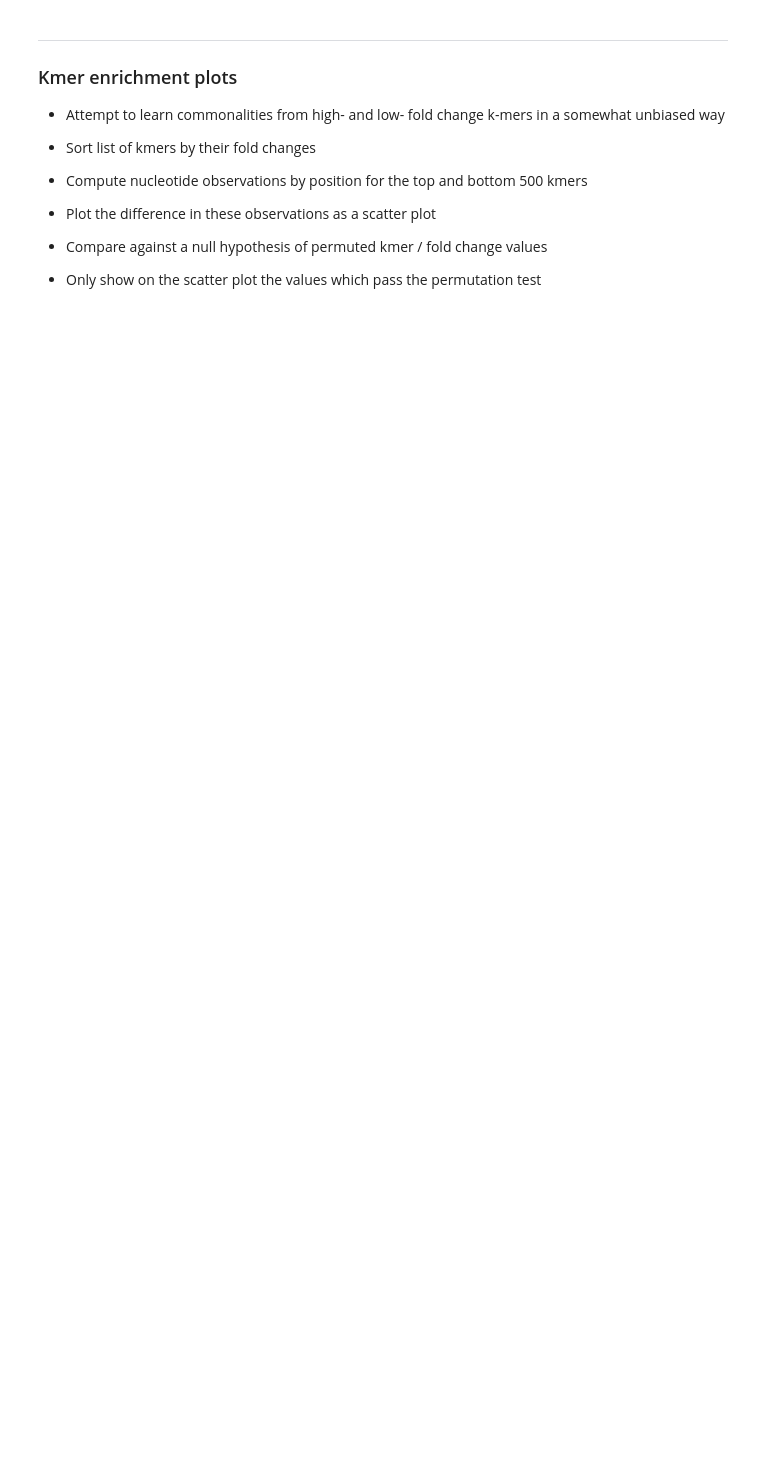
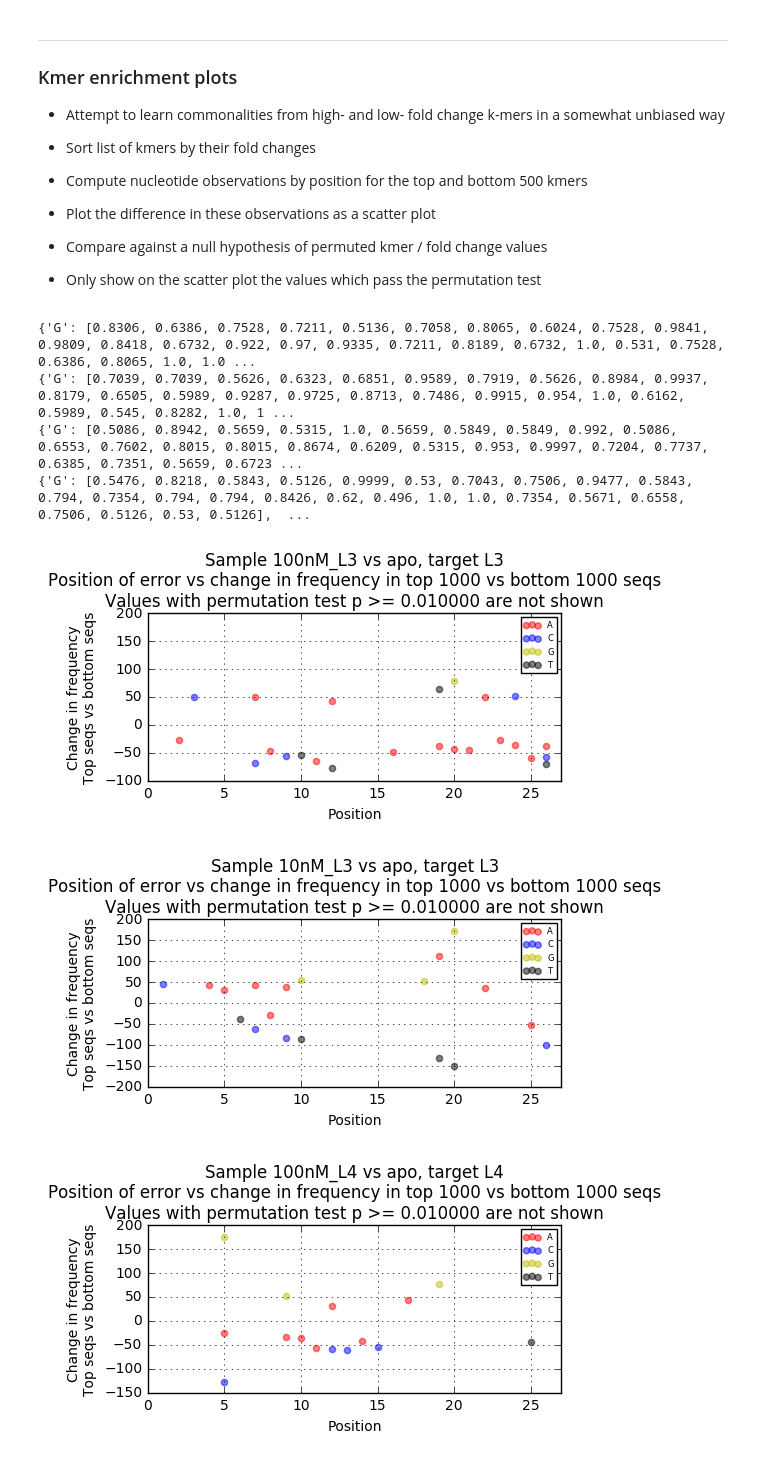
Before and after one commit to OConnell-lab-URMC/High-throughput-RNA-mismatch-profiling, a Jupyter notebook: Bindnseq_notebook_v3.ipynb, the cells around one changed output. Saved outputs shown, nothing was run; the diff lists cells and outputs as text; code cells hidden in the pictures; blank space fills up the shorter version.

```diff
--- a/Bindnseq_notebook_v3.ipynb
+++ b/Bindnseq_notebook_v3.ipynb
@@ -916,7 +926,7 @@ def permutation(samples, expts, ctrls, target = 'L3', NUM_REPS = 10000, NUM_KMER
         bottom_freqs = get_nuc_freq(kmers[-1*NUM_KMERS:])
 
         for pos, nuc in itertools.product(list(range(TLEN)), ['A', 'C', 'G', 'T']):
-            permutation_values[nuc][pos][rep] = np.fabs(top_freqs[nuc][pos] - bottom_freqs[nuc][pos])
+            permutation_values[nuc][pos][rep] = top_freqs[nuc][pos] - bottom_freqs[nuc][pos]
 
     #for each nuc / pos, sort the rep array
     permutation_values_sorted = permutation_values
@@ -925,19 +935,17 @@ def permutation(samples, expts, ctrls, target = 'L3', NUM_REPS = 10000, NUM_KMER
 
     #then check obs values against sorted permutation
     pvals = {'A':[0]*TLEN, 'C':[0]*TLEN, 'G':[0]*TLEN, 'T':[0]*TLEN,}
-
     obs_values_thresholded = {'A':[0]*TLEN, 'C':[0]*TLEN, 'G':[0]*TLEN, 'T':[0]*TLEN,}
 
     for pos, nuc in itertools.product(list(range(TLEN)), ['A', 'C', 'G', 'T']):
         pvals[nuc][pos] = \
             (bisect.bisect_left(permutation_values_sorted[nuc][pos], np.fabs(obs_values[nuc][pos]))) / NUM_REPS
-        if(pvals[nuc][pos] < 1 - CUTOFF):
+
+        if(pvals[nuc][pos] < CUTOFF or pvals[nuc][pos] > (1 - CUTOFF)):
+            obs_values_thresholded[nuc][pos] = obs_values[nuc][pos]
+        else:
             obs_values_thresholded[nuc][pos] = None
-        else:
-            obs_values_thresholded[nuc][pos] = obs_values[nuc][pos]
 
-
-    #print(pvals)
     fig, ax = plt.subplots(nrows = 1, ncols = 1, figsize = (6,3))
     for nuc, color in zip('ACGT', 'rbyk'):
         y = obs_values_thresholded[nuc]
@@ -956,7 +964,15 @@ def permutation(samples, expts, ctrls, target = 'L3', NUM_REPS = 10000, NUM_KMER
     fig.savefig('%s/plots/change_in_nt_freq__top_%i_vs_bottom__%s_vs_%s__target_%s.pdf' % \
                 (WORKING_DIR, NUM_KMERS, expts, ctrls, target))
 # %%
-#permutation(samples, '100nM_L3', 'apo', target = 'L3', NUM_REPS = 10000, NUM_KMERS = 500, CUTOFF = 0.01)
-#permutation(samples, '10nM_L3', 'apo', target = 'L3', NUM_REPS = 10000, NUM_KMERS = 500, CUTOFF = 0.01)
-#permutation(samples, '100nM_L4', 'apo', target = 'L4', NUM_REPS = 10000, NUM_KMERS = 500, CUTOFF = 0.01)
-#permutation(samples, '10nM_L4', 'apo', target = 'L4', NUM_REPS = 10000, NUM_KMERS = 500, CUTOFF = 0.01)
+permutation(samples, '100nM_L3', 'apo', target = 'L3', NUM_REPS = 10000, NUM_KMERS = 1000, CUTOFF = .01)
+permutation(samples, '10nM_L3', 'apo', target = 'L3', NUM_REPS = 10000, NUM_KMERS = 1000, CUTOFF = .01)
+permutation(samples, '100nM_L4', 'apo', target = 'L4', NUM_REPS = 10000, NUM_KMERS = 1000, CUTOFF = .01)
+permutation(samples, '10nM_L4', 'apo', target = 'L4', NUM_REPS = 10000, NUM_KMERS = 1000, CUTOFF = .01)
+# %% [output]
+{'G': [0.8306, 0.6386, 0.7528, 0.7211, 0.5136, 0.7058, 0.8065, 0.6024, 0.7528, 0.9841, 0.9809, 0.8418, 0.6732, 0.922, 0.97, 0.9335, 0.7211, 0.8189, 0.6732, 1.0, 0.531, 0.7528, 0.6386, 0.8065, 1.0, 1.0 ...
+{'G': [0.7039, 0.7039, 0.5626, 0.6323, 0.6851, 0.9589, 0.7919, 0.5626, 0.8984, 0.9937, 0.8179, 0.6505, 0.5989, 0.9287, 0.9725, 0.8713, 0.7486, 0.9915, 0.954, 1.0, 0.6162, 0.5989, 0.545, 0.8282, 1.0, 1 ...
+{'G': [0.5086, 0.8942, 0.5659, 0.5315, 1.0, 0.5659, 0.5849, 0.5849, 0.992, 0.5086, 0.6553, 0.7602, 0.8015, 0.8015, 0.8674, 0.6209, 0.5315, 0.953, 0.9997, 0.7204, 0.7737, 0.6385, 0.7351, 0.5659, 0.6723 ...
+{'G': [0.5476, 0.8218, 0.5843, 0.5126, 0.9999, 0.53, 0.7043, 0.7506, 0.9477, 0.5843, 0.794, 0.7354, 0.794, 0.794, 0.8426, 0.62, 0.496, 1.0, 1.0, 0.7354, 0.5671, 0.6558, 0.7506, 0.5126, 0.53, 0.5126],  ...
+[figure, added]
+[figure, added]
+[figure, added]
```
Also changed, not shown: parts of 14 cells of this notebook.
